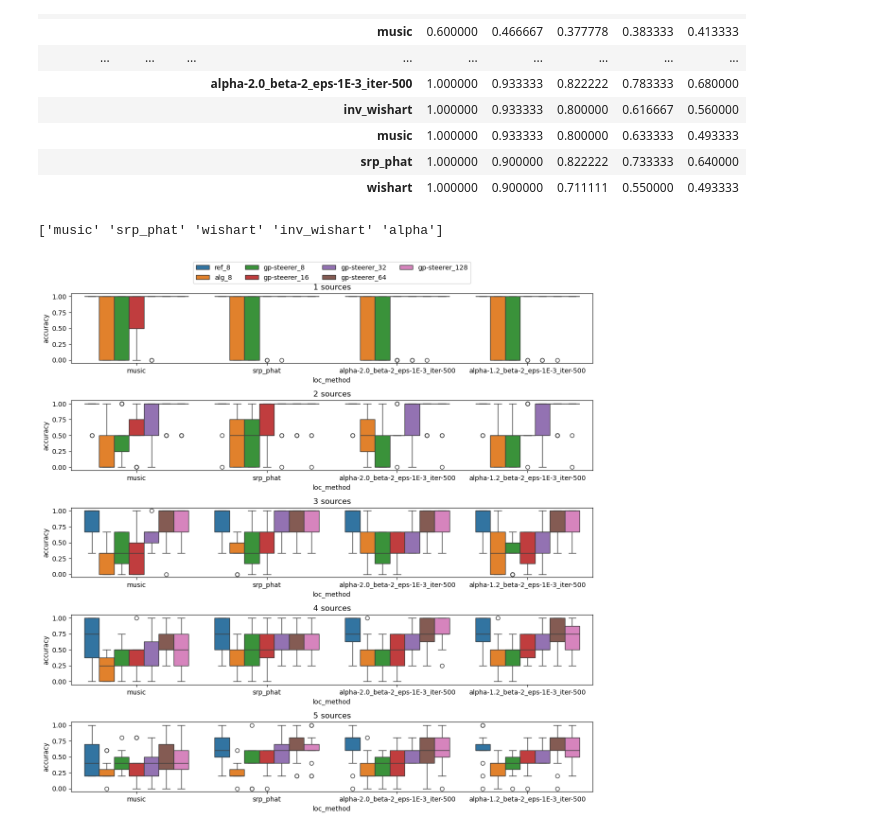
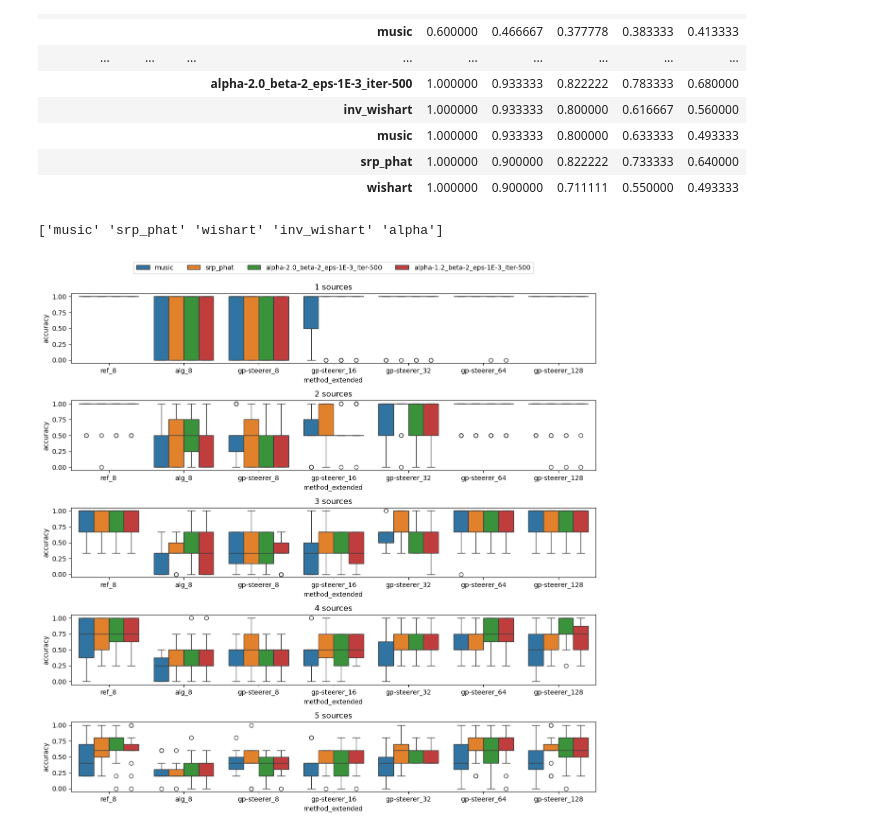
Before and after one commit to Chutlhu/shamans, a Jupyter notebook: analysize_results_exp3.ipynb, the cells around one changed output. Cells and saved outputs as stored; diff of their text form; code cells hidden in the pictures.

```diff
--- a/analysize_results_exp3.ipynb
+++ b/analysize_results_exp3.ipynb
@@ -100,33 +100,33 @@ print(df_merge['loc_method_simple'].unique())
 
 for i, n_sources in enumerate(range(n_max_sources)):
     # for j, loc_method in enumerate(loc_methods):
 
         df_ = df_merge[
                 (df_merge['seed'] == 13)
             & (df_merge['threshold'] == 10)
             & (df_merge['n_sources'] == n_sources+1)
             & (df_merge['record_id'] == 's0')
             & (df_merge['duration'] == 0.5)
             & (df_merge['loc_method_simple'].isin(['srp_phat', 'music', 'alpha']))
         ]
 
         df_ = df_.assign(method_extended=df_['sv_method'] + '_' + df_['nObs'].astype(str))
 
         sns.boxplot(
             data=df_,
-            x='loc_method',
+            x='method_extended',
             y='accuracy',
+            hue='loc_method',
             # y='mean_error',
-            hue='method_extended',
             ax=axarr[i],
         )
         # place legend above plot
         if i == 0:
             axarr[i].legend(loc='upper center', bbox_to_anchor=(0.5, 1.5), ncol=4)
         else:
             axarr[i].get_legend().remove()
         axarr[i].set_title(f'{n_sources+1} sources')
 plt.tight_layout()
 # %% [output]
 ['music' 'srp_phat' 'wishart' 'inv_wishart' 'alpha']
-[figure, old version]
+[figure, new version]
```
Also changed, not shown: parts of 3 cells of this notebook, 6 other files.
